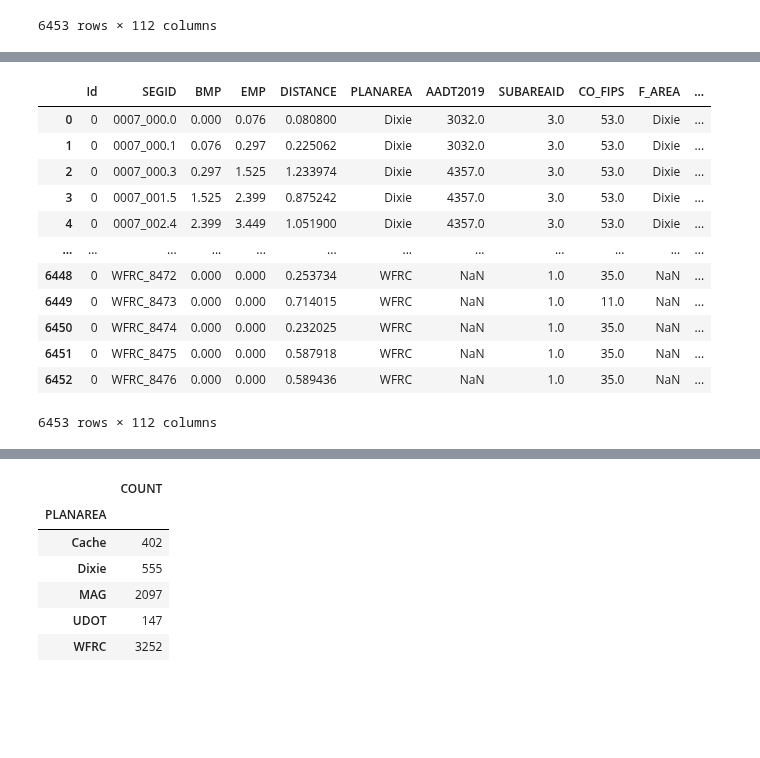
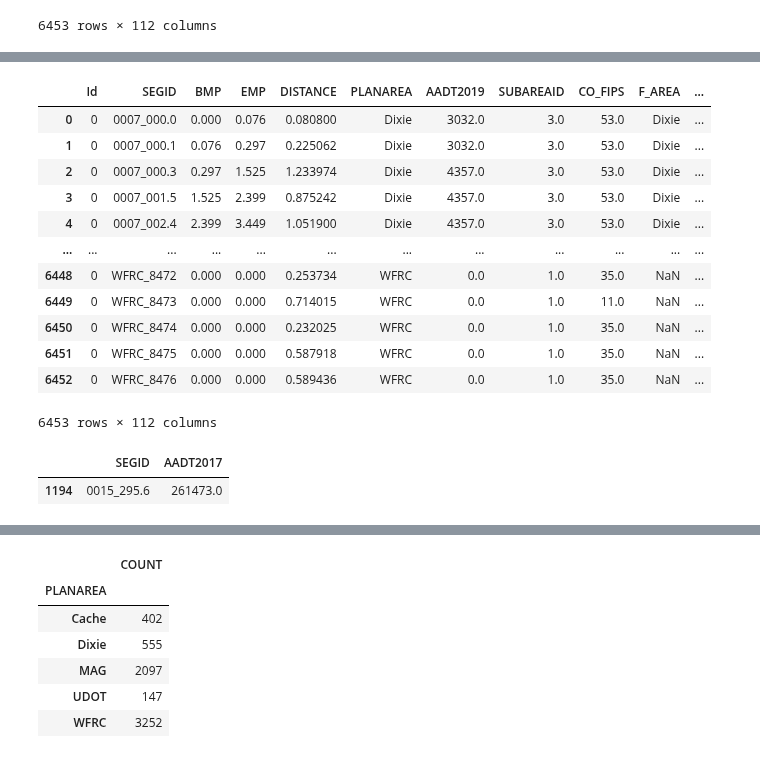
Before and after one commit to WFRCAnalytics/Traffic-Volume-Forecasts, a Jupyter notebook: 5-Prepare-Traffic-Volume-Map-Data.ipynb, the cells around one changed output, grey strips where cells are left out. Cells and saved outputs as stored; diff of their text form; code cells hidden in the pictures; blank space fills up the shorter version.

```diff
--- a/5-Prepare-Traffic-Volume-Map-Data.ipynb
+++ b/5-Prepare-Traffic-Volume-Map-Data.ipynb
@@ -118,9 +118,13 @@ display(dfGetObsAadt)
 merged_df = pd.merge(gdfs, dfGetObsAadt, on='SEGID', suffixes=('', '_new'))
 
 # Step 2: Update the columns in gdfs with those from dfGetObsAadt where they exist
+# Perform an inner merge to get only the rows with matching SEGIDs
 common_columns = [col for col in dfGetObsAadt.columns if col in gdfs.columns and col != 'SEGID']
+merged_common = gdfs.merge(merged_df, on='SEGID', how='inner')
+
+# Update only the matching rows in gdfs
 for col in common_columns:
-    gdfs[col] = merged_df[col + '_new']
+    gdfs.loc[gdfs['SEGID'].isin(merged_common['SEGID']), col] = merged_common[col + '_new'].values
 
 display(gdfs)
 # %% [output]
@@ -131,12 +135,18 @@ display(gdfs)
 | 3 | 0 | 0007_001.5 | 1.525 | 2.399 | 0.875242 | Dixie | 4357.0 | 3.0 | 53.0 | Dixie | ... |
 | 4 | 0 | 0007_002.4 | 2.399 | 3.449 | 1.051900 | Dixie | 4357.0 | 3.0 | 53.0 | Dixie | ... |
 | ... | ... | ... | ... | ... | ... | ... | ... | ... | ... | ... | ... |
-| 6448 | 0 | WFRC_8472 | 0.000 | 0.000 | 0.253734 | WFRC | NaN | 1.0 | 35.0 | NaN | ... |
-| 6449 | 0 | WFRC_8473 | 0.000 | 0.000 | 0.714015 | WFRC | NaN | 1.0 | 11.0 | NaN | ... |
-| 6450 | 0 | WFRC_8474 | 0.000 | 0.000 | 0.232025 | WFRC | NaN | 1.0 | 35.0 | NaN | ... |
-| 6451 | 0 | WFRC_8475 | 0.000 | 0.000 | 0.587918 | WFRC | NaN | 1.0 | 35.0 | NaN | ... |
-| 6452 | 0 | WFRC_8476 | 0.000 | 0.000 | 0.589436 | WFRC | NaN | 1.0 | 35.0 | NaN | ... |
+| 6448 | 0 | WFRC_8472 | 0.000 | 0.000 | 0.253734 | WFRC | 0.0 | 1.0 | 35.0 | NaN | ... |
+| 6449 | 0 | WFRC_8473 | 0.000 | 0.000 | 0.714015 | WFRC | 0.0 | 1.0 | 11.0 | NaN | ... |
+| 6450 | 0 | WFRC_8474 | 0.000 | 0.000 | 0.232025 | WFRC | 0.0 | 1.0 | 35.0 | NaN | ... |
+| 6451 | 0 | WFRC_8475 | 0.000 | 0.000 | 0.587918 | WFRC | 0.0 | 1.0 | 35.0 | NaN | ... |
+| 6452 | 0 | WFRC_8476 | 0.000 | 0.000 | 0.589436 | WFRC | 0.0 | 1.0 | 35.0 | NaN | ... |
 6453 rows × 112 columns
+# %%
+# double check that the above merge worked by looking at an I15 segment
+gdfs[gdfs['SEGID']=='0015_295.6'][['SEGID','AADT2017']]
+# %% [output]
+|  | SEGID | AADT2017 |
+| 1194 | 0015_295.6 | 261473.0 |
 # %%
 # drop unneeded columns and fill nas
 sdfSegments = GeoAccessor.from_geodataframe(gdfs)
```
Also changed, not shown: parts of 6 cells of this notebook, 4 other files.
